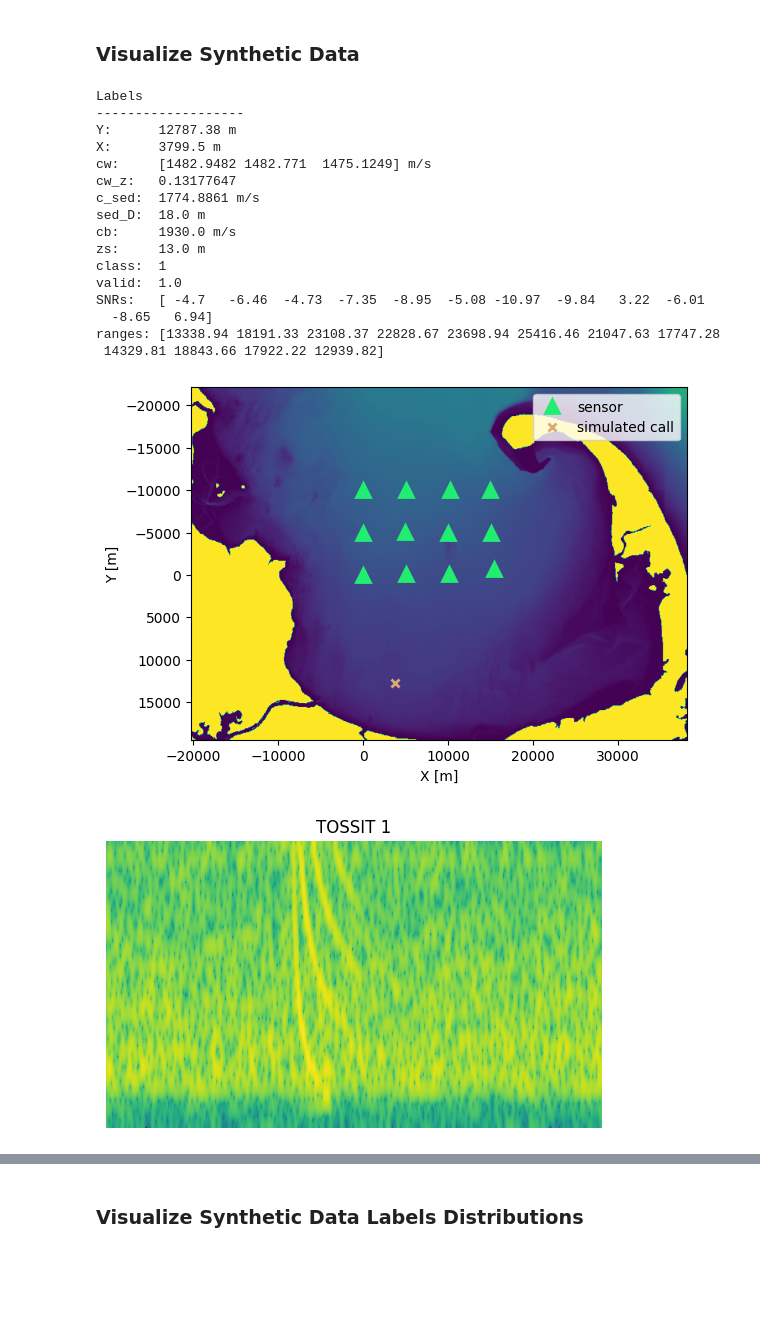
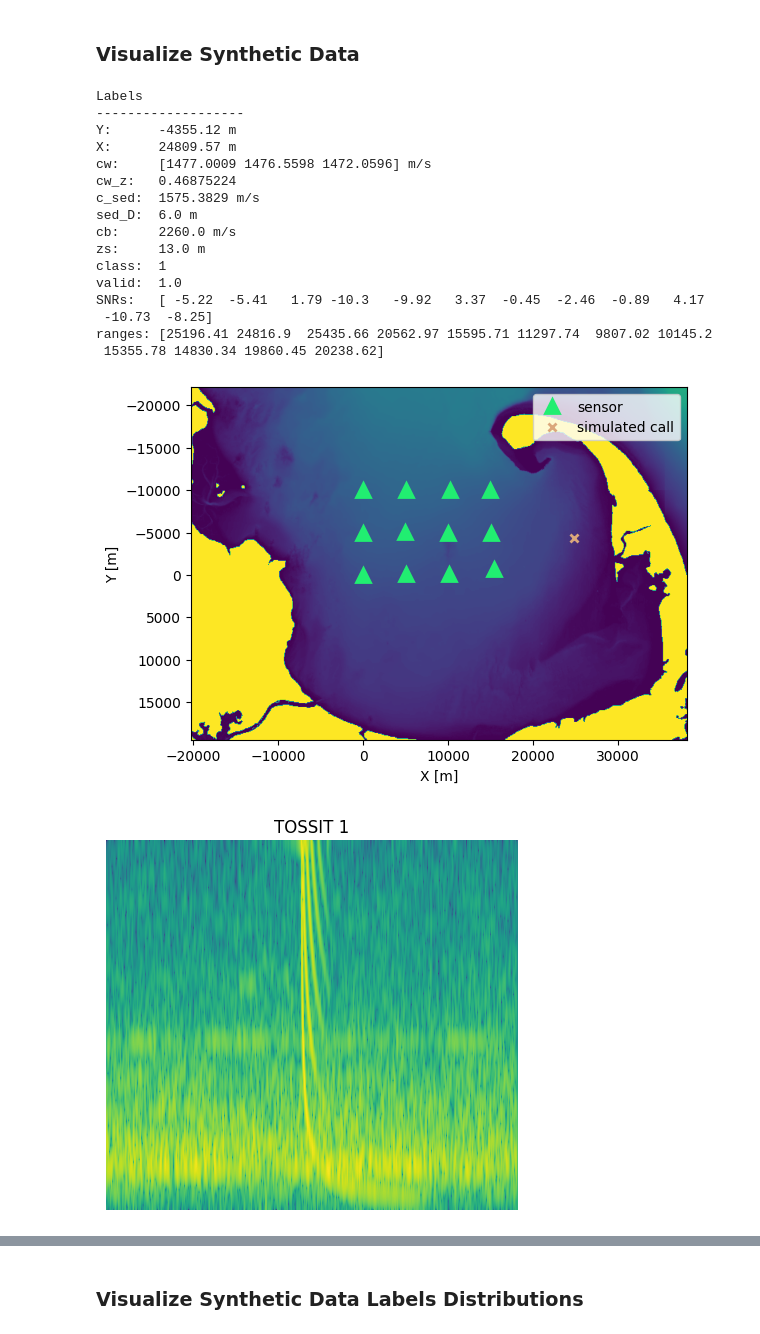
Before and after one commit to whoi-mars/Whale-Gunshot-Localization, a Jupyter notebook: create_dataset.ipynb, the cells around one changed output, grey strips where cells are left out. Saved outputs shown, nothing was run; the diff lists cells and outputs as text; code cells hidden in the pictures; blank space fills up the shorter version.

```diff
--- a/create_dataset.ipynb
+++ b/create_dataset.ipynb
@@ -59,7 +59,7 @@ Create virtual datasets.
 files = glob.glob(config['dataset']['data_directory'] + '/*.h5')
 
 # remove noise files
-noise_files = ['ccb_noise_6s.h5', 'ccb_noise_2023.h5']
+noise_files = ['ccb_noise_6s.h5', 'ccb_noise_2023.h5', 'ccb_noise_fs1200.h5']
 for nf in noise_files:
     files.remove(os.path.join(config['dataset']['data_directory'], nf))
 
@@ -281,7 +281,7 @@ Image.MAX_IMAGE_PIXELS = 729744000
 bathym = Image.open(os.path.join(config['dataset']['data_directory'], "mikesbathym.tif"))
 # %%
 # call selection
-call = 16900
+call = 169980
 
 with h5py.File(config['dataset']['data_directory'] + "/VDS_main.h5", 'r') as f:
     signals = f['data'][call,:,:]
@@ -311,43 +311,43 @@ with h5py.File(config['dataset']['data_directory'] + "/VDS_main.h5", 'r') as f:
 
 plot_localization(np.asarray([[y_loc, x_loc]]), buffer=2000, bathym=bathym)
 
 for t in range(num_TOSSITs):
     spect = to_spect(signals[t])
     plt.figure()
     plt.imshow(spect.squeeze())
     plt.title(f"TOSSIT {t+1}")
     plt.axis('off')
 
 print("Labels")
 print("-------------------")
 print("Y:\t" + str(np.around(y_loc,2)) + " m")
 print("X:\t" + str(np.around(x_loc,2)) + " m")
 print("cw:\t" + str(cw) + " m/s")
 print("cw_z:\t" + str(cw_z))
 print("c_sed:\t" + str(c_sed) + " m/s")
 print("sed_D:\t" + str(sed_D) + " m")
 print("cb:\t" + str(cb) + " m/s")
 print("zs:\t" + str(zs) + " m")
 print("class:\t" + str(c))
 print("valid:\t" + str(valid))
 print("SNRs:\t" + str(np.around(snrs,2)))
 print("ranges:\t" + str(np.around(ranges,2)))
 # %% [output]
 Labels
 -------------------
-Y:      12787.38 m
-X:      3799.5 m
-cw:     [1482.9482 1482.771  1475.1249] m/s
-cw_z:   0.13177647
-c_sed:  1774.8861 m/s
-sed_D:  18.0 m
-cb:     1930.0 m/s
+Y:      -4355.12 m
+X:      24809.57 m
+cw:     [1477.0009 1476.5598 1472.0596] m/s
+cw_z:   0.46875224
+c_sed:  1575.3829 m/s
+sed_D:  6.0 m
+cb:     2260.0 m/s
 zs:     13.0 m
 class:  1
 valid:  1.0
-SNRs:   [ -4.7   -6.46  -4.73  -7.35  -8.95  -5.08 -10.97  -9.84   3.22  -6.01
-  -8.65   6.94]
-ranges: [13338.94 18191.33 23108.37 22828.67 23698.94 25416.46 21047.63 17747.28
- 14329.81 18843.66 17922.22 12939.82]
+SNRs:   [ -5.22  -5.41   1.79 -10.3   -9.92   3.37  -0.45  -2.46  -0.89   4.17
+ -10.73  -8.25]
+ranges: [25196.41 24816.9  25435.66 20562.97 15595.71 11297.74  9807.02 10145.2
+ 15355.78 14830.34 19860.45 20238.62]
-[figure, old version]
+[figure, new version]
-[figure, old version]
+[figure, new version]
```
Also changed, not shown: parts of 3 cells of this notebook, 1 other file.
